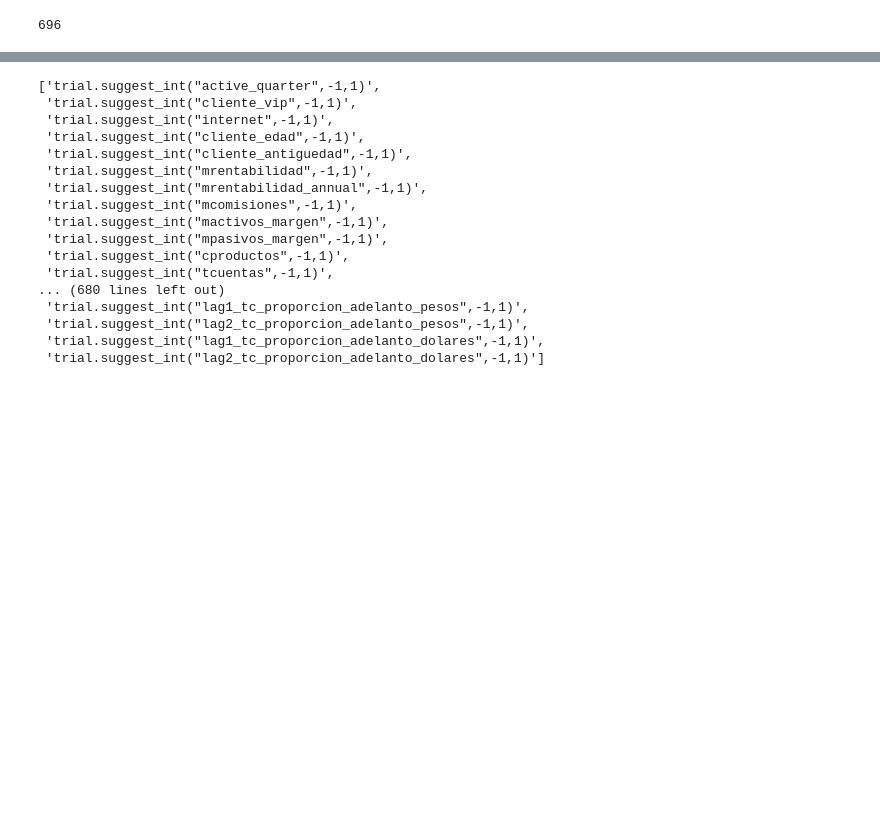
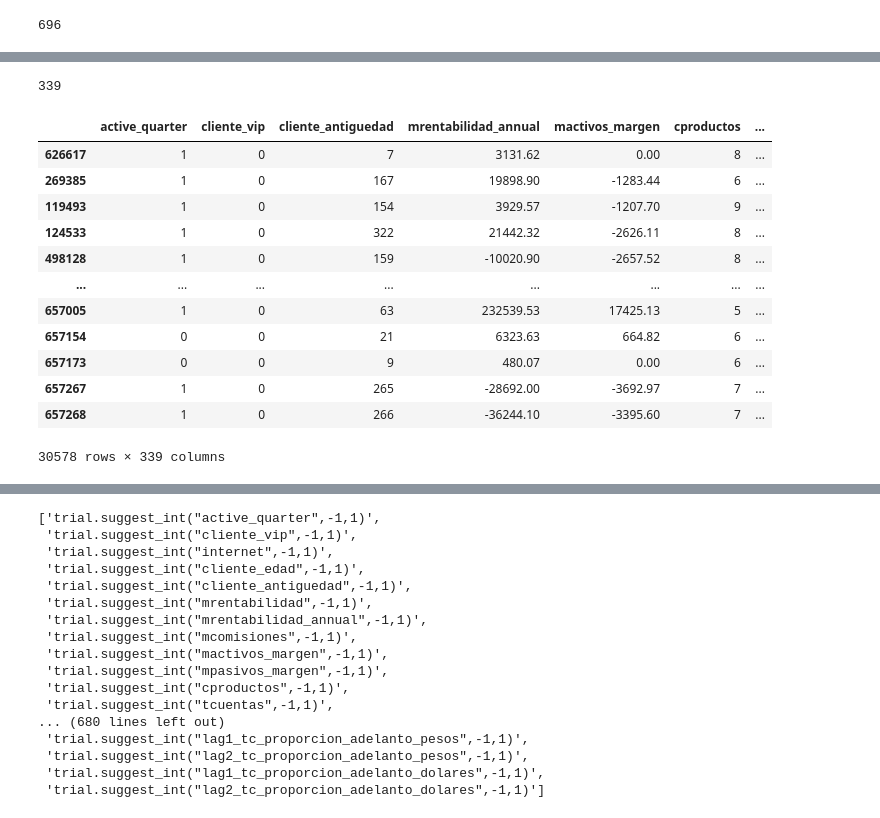
Before and after one commit to jgjuara/pipe-dmeyf24, a Jupyter notebook: nb_optimizacion.ipynb, the cells around one changed output, grey strips where cells are left out. Saved outputs shown, nothing was run; the diff lists cells and outputs as text; code cells hidden in the pictures; blank space fills up the shorter version.

```diff
--- a/nb_optimizacion.ipynb
+++ b/nb_optimizacion.ipynb
@@ -206,0 +232,22 @@ X_train.shape[1]
+# %%
+# seleccionar columnas con 1
+selected_columns = [col for col, sel in zip(X_train.columns, selection) if sel == 1]
+len(selected_columns)
+# %% [output]
+339
+# %%
+X_train[selected_columns]
+# %% [output]
+|  | active_quarter | cliente_vip | cliente_antiguedad | mrentabilidad_annual | mactivos_margen | cproductos | ... |
+| 626617 | 1 | 0 | 7 | 3131.62 | 0.00 | 8 | ... |
+| 269385 | 1 | 0 | 167 | 19898.90 | -1283.44 | 6 | ... |
+| 119493 | 1 | 0 | 154 | 3929.57 | -1207.70 | 9 | ... |
+| 124533 | 1 | 0 | 322 | 21442.32 | -2626.11 | 8 | ... |
+| 498128 | 1 | 0 | 159 | -10020.90 | -2657.52 | 8 | ... |
+| ... | ... | ... | ... | ... | ... | ... | ... |
+| 657005 | 1 | 0 | 63 | 232539.53 | 17425.13 | 5 | ... |
+| 657154 | 0 | 0 | 21 | 6323.63 | 664.82 | 6 | ... |
+| 657173 | 0 | 0 | 9 | 480.07 | 0.00 | 6 | ... |
+| 657267 | 1 | 0 | 265 | -28692.00 | -3692.97 | 7 | ... |
+| 657268 | 1 | 0 | 266 | -36244.10 | -3395.60 | 7 | ... |
+30578 rows × 339 columns
```
Also changed, not shown: parts of 4 cells of this notebook.
